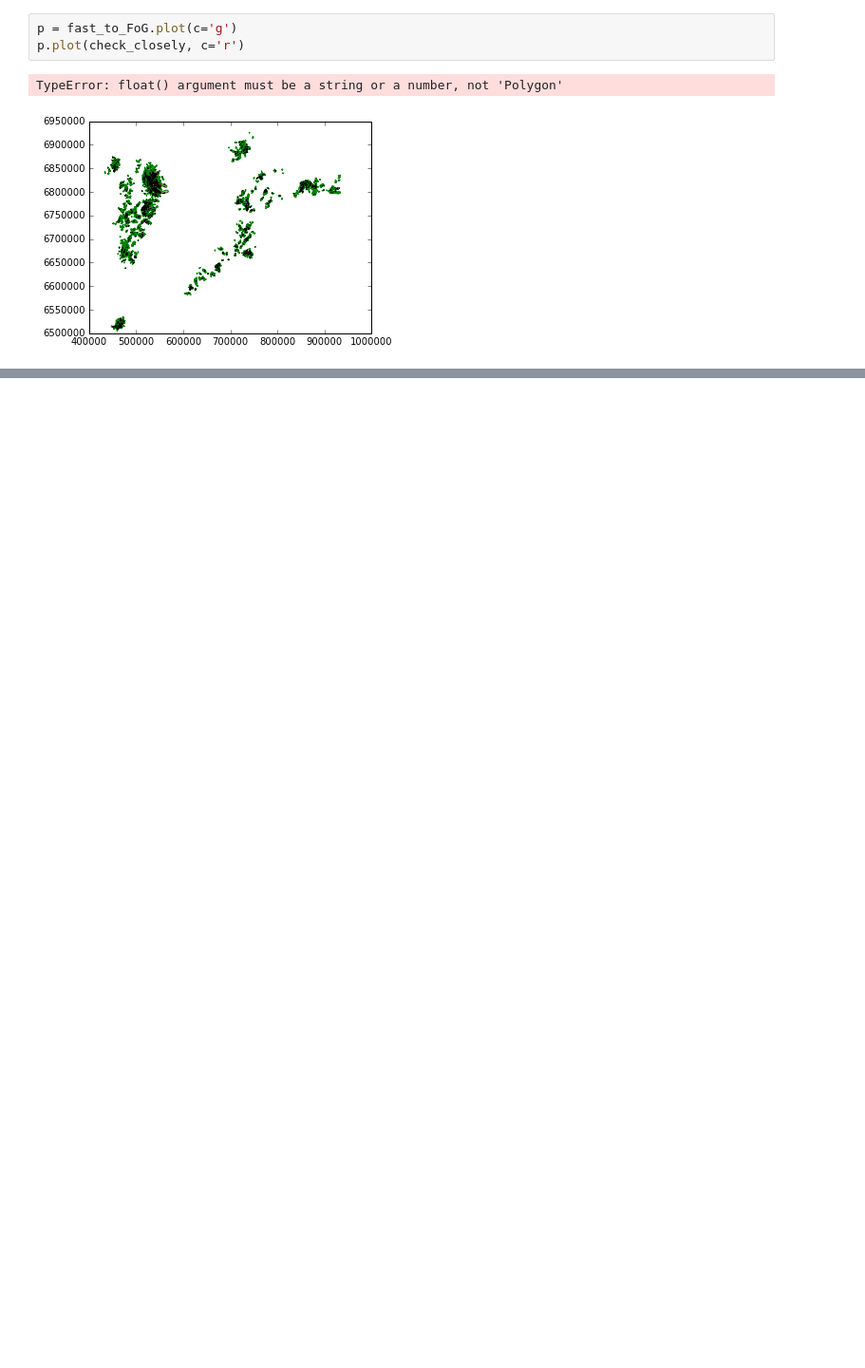
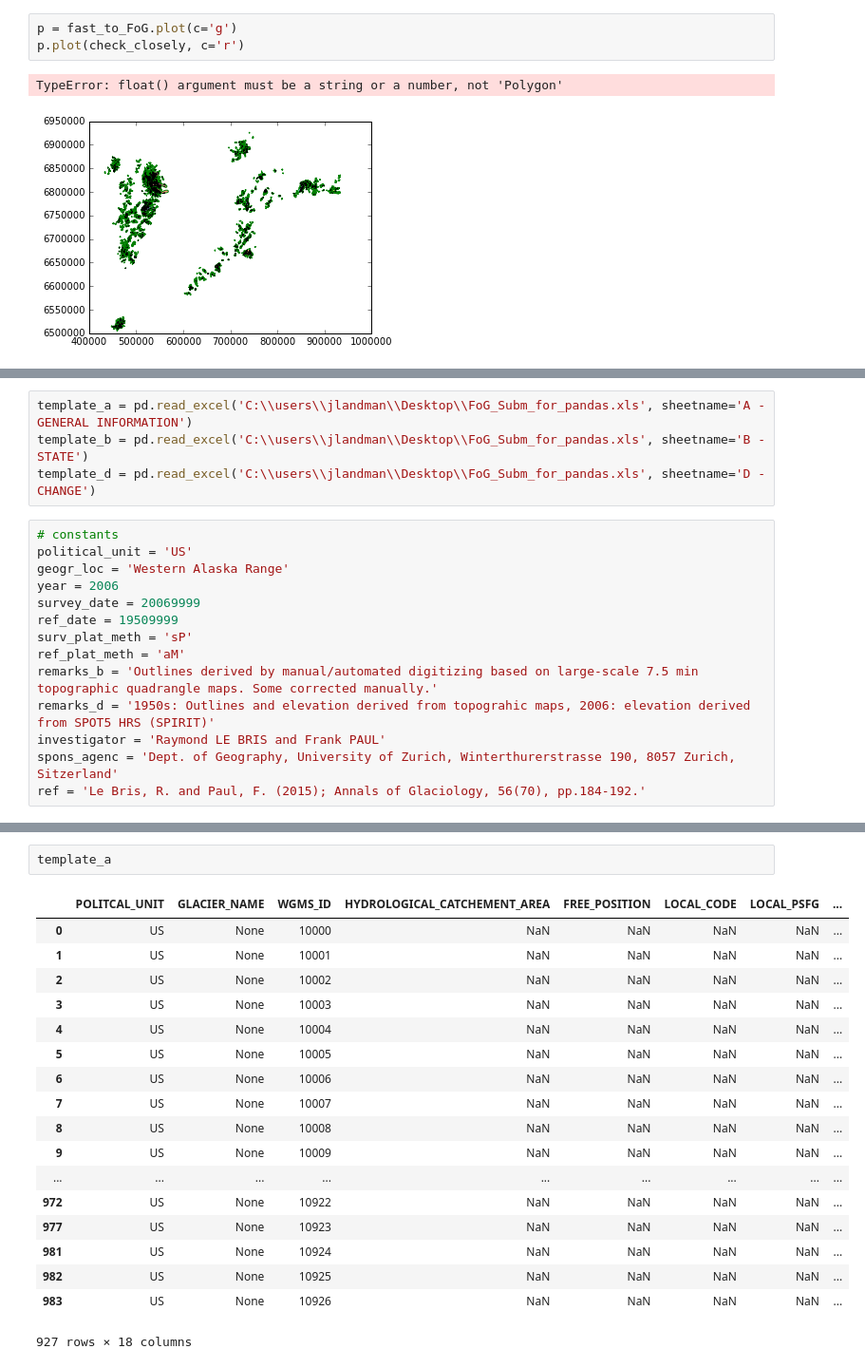
Before and after one commit to JohannesUIBK/glaciers-cci5, a Jupyter notebook: glaciers_cci5/Merge_LeBris_Paul_FoG.ipynb, the cells around one changed output, grey strips where cells are left out. Shown at 95% size. Cells and saved outputs as stored; diff of their text form; blank space fills up the shorter version.

Commit message:
Began Alaska manual assignments

```diff
--- a/glaciers_cci5/Merge_LeBris_Paul_FoG.ipynb
+++ b/glaciers_cci5/Merge_LeBris_Paul_FoG.ipynb
@@ -151,0 +202,18 @@ check_closely.plot()
+# %%
+template_a = pd.read_excel('C:\\users\\jlandman\\Desktop\\FoG_Subm_for_pandas.xls', sheetname='A - GENERAL INFORMATION')
+template_b = pd.read_excel('C:\\users\\jlandman\\Desktop\\FoG_Subm_for_pandas.xls', sheetname='B - STATE')
+template_d = pd.read_excel('C:\\users\\jlandman\\Desktop\\FoG_Subm_for_pandas.xls', sheetname='D - CHANGE')
+# %%
+# constants
+political_unit = 'US'
+geogr_loc = 'Western Alaska Range'
+year = 2006
+survey_date = 20069999
+ref_date = 19509999
+surv_plat_meth = 'sP'
+ref_plat_meth = 'aM'
+remarks_b = 'Outlines derived by manual/automated digitizing based on large-scale 7.5 min topographic quadrangle maps. Some corrected manually.'
+remarks_d = '1950s: Outlines and elevation derived from topograhic maps, 2006: elevation derived from SPOT5 HRS (SPIRIT)'
+investigator = 'Raymond LE BRIS and Frank PAUL'
+spons_agenc = 'Dept. of Geography, University of Zurich, Winterthurerstrasse 190, 8057 Zurich, Sitzerland'
+ref = 'Le Bris, R. and Paul, F. (2015); Annals of Glaciology, 56(70), pp.184-192.'
@@ -151,0 +281,21 @@ check_closely.plot()
+# %%
+template_a
+# %% [output]
+|  | POLITCAL_UNIT | GLACIER_NAME | WGMS_ID | HYDROLOGICAL_CATCHEMENT_AREA | FREE_POSITION | LOCAL_CODE | LOCAL_PSFG | ... |
+| 0 | US | None | 10000 | NaN | NaN | NaN | NaN | ... |
+| 1 | US | None | 10001 | NaN | NaN | NaN | NaN | ... |
+| 2 | US | None | 10002 | NaN | NaN | NaN | NaN | ... |
+| 3 | US | None | 10003 | NaN | NaN | NaN | NaN | ... |
+| 4 | US | None | 10004 | NaN | NaN | NaN | NaN | ... |
+| 5 | US | None | 10005 | NaN | NaN | NaN | NaN | ... |
+| 6 | US | None | 10006 | NaN | NaN | NaN | NaN | ... |
+| 7 | US | None | 10007 | NaN | NaN | NaN | NaN | ... |
+| 8 | US | None | 10008 | NaN | NaN | NaN | NaN | ... |
+| 9 | US | None | 10009 | NaN | NaN | NaN | NaN | ... |
+| ... | ... | ... | ... | ... | ... | ... | ... | ... |
+| 972 | US | None | 10922 | NaN | NaN | NaN | NaN | ... |
+| 977 | US | None | 10923 | NaN | NaN | NaN | NaN | ... |
+| 981 | US | None | 10924 | NaN | NaN | NaN | NaN | ... |
+| 982 | US | None | 10925 | NaN | NaN | NaN | NaN | ... |
+| 983 | US | None | 10926 | NaN | NaN | NaN | NaN | ... |
+927 rows × 18 columns
```
Also changed, not shown: parts of 13 cells of this notebook.
